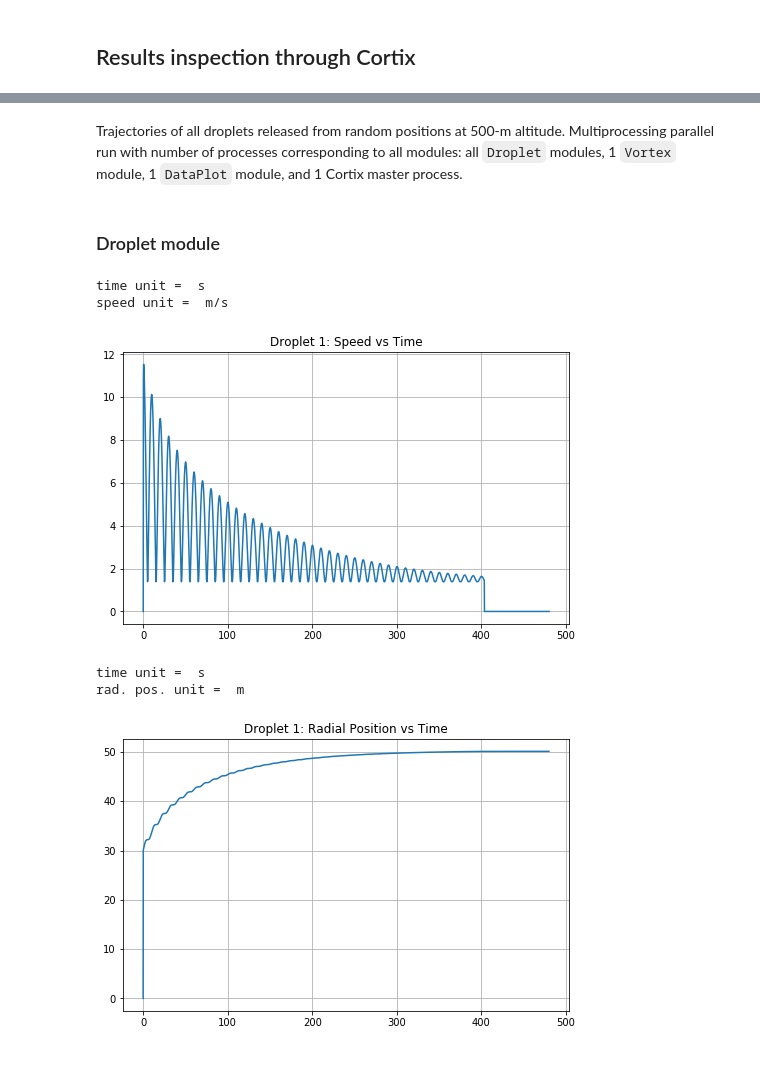
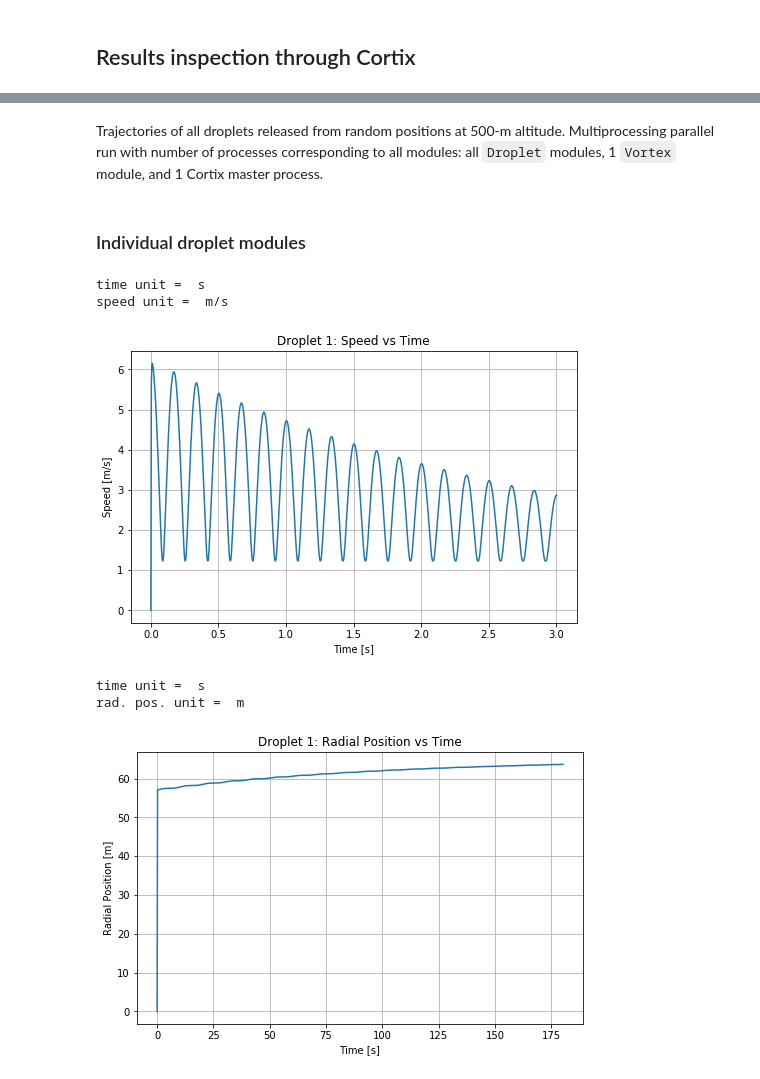
Before and after one commit to dpploy/cortix-nb, a Jupyter notebook: run_droplet.ipynb, the cells around one changed output, grey strips where cells are left out. Drawn from its saved outputs; the diff is of its cells as text; code cells hidden in the pictures.

Commit message:
New droplet; no dataplot.

```diff
--- a/run_droplet.ipynb
+++ b/run_droplet.ipynb
@@ -118,11 +117,11 @@ from cortix.examples.droplet import Droplet
 # %%
 # Create a Cortix object with Python multiprocessing
 
-cortix = Cortix(use_mpi=False,splash=False)
+cortix = Cortix(use_mpi=False,splash=True)
 
 # Set parameters in SI units
 
-n_droplets = 5
-end_time = 8*const.minute
-time_step = 0.1
+n_droplets = 15
+end_time = 3*const.minute
+time_step = 0.2
 # %% [output]
@@ -137,13 +136,6 @@ vortex.show_time = (True,1*const.minute)
 vortex.end_time = end_time
 vortex.time_step = time_step
 vortex.plot_velocity()
-
-# DataPlot module (single)
-data_plot = DataPlot()
-cortix.add_module(data_plot)
-data_plot.title = 'Droplet Trajectories'
-data_plot.same_axis = True
-data_plot.dpi = 300
 
 for i in range(n_droplets):
 
@@ -156,7 +148,6 @@ for i in range(n_droplets):
     droplet.slip = False          # allow droplets to slip on the ground (otherwise will stick)
 
     droplet.connect('external-flow', vortex.get_port('fluid-flow:{}'.format(i)))
-    droplet.connect('visualization', data_plot.get_port('viz-data:{:05}'.format(i)))
 # %% [markdown]
 ## Verify the network connectivity<a id="net"></a>
 # %%
@@ -225,37 +251,36 @@ plt.show()
 # %% [markdown]
-Trajectories of all droplets released from random positions at 500-m altitude. Multiprocessing parallel run with number of processes corresponding to all modules: all `Droplet` modules, 1 `Vortex` module, 1 `DataPlot` module,
+Trajectories of all droplets released from random positions at 500-m altitude. Multiprocessing parallel run with number of processes corresponding to all modules: all `Droplet` modules, 1 `Vortex` module,
 and 1 Cortix master process.
 # %% [markdown]
-### Droplet module<a id="droplet"></a>
+### Individual droplet modules<a id="droplet"></a>
 # %%
 '''Droplet 1 Module State'''
 
 droplet_1 = cortix.modules[2]
 (speed_quant,time_unit) = droplet_1.state.get_quantity_history('speed')
 print('time unit = ',time_unit)
 print('speed unit = ',speed_quant.unit)
-speed = speed_quant.value
-speed.plot(title='Droplet 1: Speed vs Time')
+#speed_quant
+speed_quant.plot(x_scaling=1/const.minute,title='Droplet 1: Speed vs Time',x_label='Time [s]', y_label='Speed [m/s]')
 plt.rcParams['figure.figsize'] = [8,5]
 plt.grid()
 plt.show()
 # %% [output]
 time unit =  s
 speed unit =  m/s
-[figure, old version]
+[figure, new version]
 # %%
-(radial_position_quant,time_unit) = droplet_1.state.get_quantity_history('radial-position')
+(rad_pos_quant,time_unit) = droplet_1.state.get_quantity_history('radial-position')
 print('time unit = ',time_unit)
-print('rad. pos. unit = ',radial_position_quant.unit)
-rad_pos = radial_position_quant.value
-rad_pos.plot(title='Droplet 1: Radial Position vs Time')
+print('rad. pos. unit = ',rad_pos_quant.unit)
+rad_pos_quant.plot(title='Droplet 1: Radial Position vs Time',x_label='Time [s]', y_label='Radial Position [m]')
 plt.rcParams['figure.figsize'] = [8,5]
 plt.grid()
 plt.show()
 # %% [output]
 time unit =  s
 rad. pos. unit =  m
-[figure, old version]
+[figure, new version]
 # %%
 '''Droplet 2 Module State'''
 
```
Also changed, not shown: parts of 12 cells of this notebook, 1 other file.
